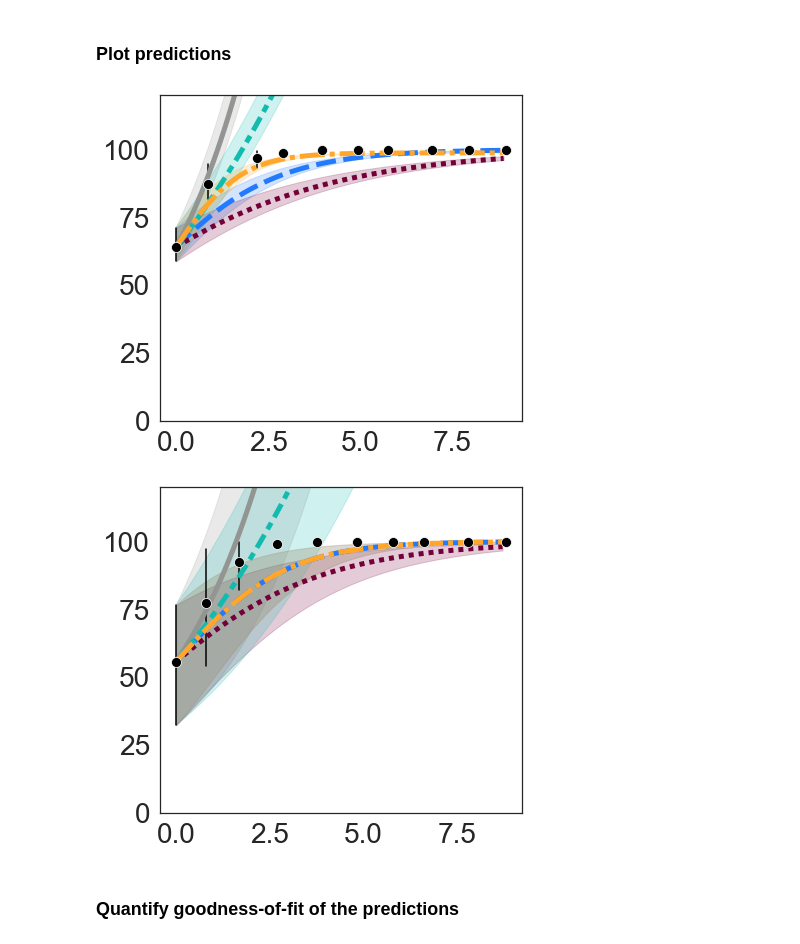
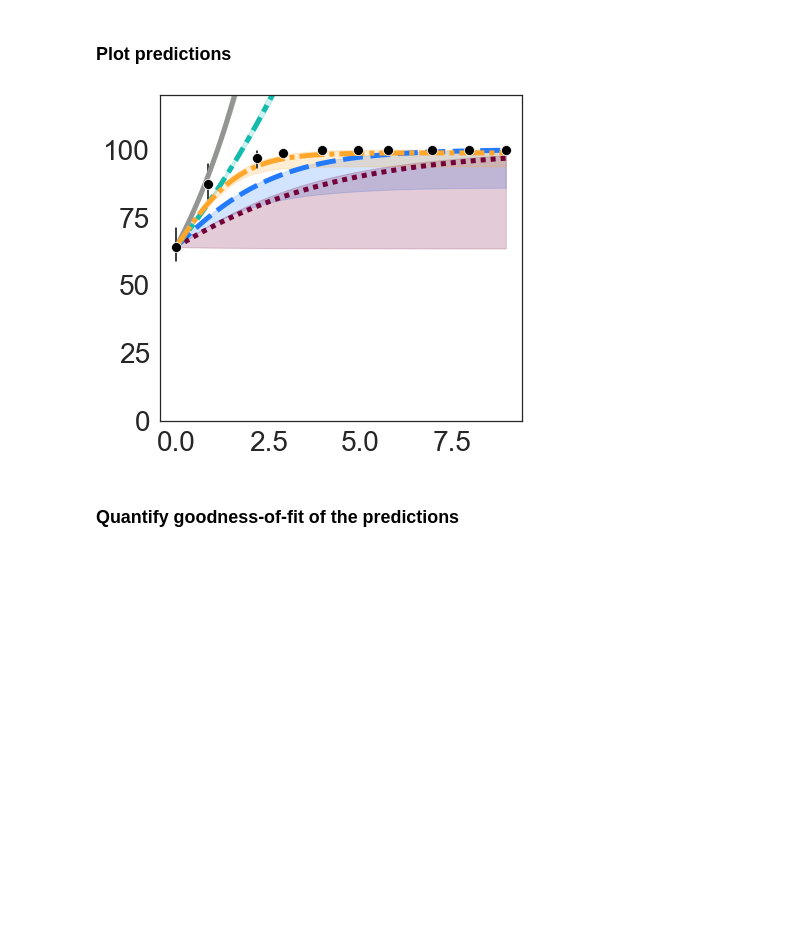
Before and after one commit to MathOnco/PARPi_Model, a Jupyter notebook: jnb_figure3.ipynb, the cells around one changed output. Saved outputs shown, nothing was run; the diff lists cells and outputs as text; code cells hidden in the pictures; blank space fills up the shorter version.

Commit message:
Added parametric bootstrapping to estimate uncertainty in model parameters and predictions.

```diff
--- a/jnb_figure3.ipynb
+++ b/jnb_figure3.ipynb
@@ -24,8 +27,11 @@ sns.set(style="white",
         rc={'figure.figsize':(12,6), 'xtick.labelsize': 22, 'ytick.labelsize': 22})
 # %%
 # Data and solver configurations
+cellLine = "OVCAR3"
 modelList = ["Exponential", "Logistic", "Gompertz", "vonBertalanffy", "GeneralisedLogistic"]
 runFitting = True
+n_bootstraps = 1000 # Number of bootstraps used in uncertainty estimation
+ci_significanceLevel = 0.95 # Significance level for confidence and prediction intervals
 solver_kws={'method':'DOP853', 'absErr':1.0e-8, 'relErr':1.0e-6, 'suppressOutputB':False}
 
 # Parameters to fit
@@ -39,8 +45,10 @@ optimiser_kws = {'method':'least_squares', 'xtol':1e-8, 'ftol':1e-8,
                  'nan_policy':'omit', 'verbose':0}
 
 # Environment
+nProcesses = 4 # Number of cores to use for bootstrapping
 dataDir = "./data/"
 modelDir = "./fits/growthModel/"
+alpha_predictionInterval = 0.2 # alpha values used when drawing prediction intervals
 modelPalette = {"Exponential":sns.xkcd_rgb["grey"], "Logistic":sns.xkcd_rgb["clear blue"],
                 "Gompertz":sns.xkcd_rgb["merlot"], "vonBertalanffy":sns.xkcd_rgb["topaz"],
                 "GeneralisedLogistic":sns.xkcd_rgb["mango"]}
@@ -78,3 +90,18 @@ for cellLine in ["OVCAR3","OVCAR4"]:
+# %%
+if runFitting:
+    # Use multi-threading to speed up computation
+    pool = mp.Pool(processes=nProcesses)
+    def bootstrapJob(job):
+        fitObj, outName = job
+        return perform_bootstrap(fitObj, n_bootstraps=n_bootstraps, show_progress=False,
+                                    solver_kws=solver_kws, optimiser_kws=optimiser_kws, outName=outName)
+    jobList = []
+    for modelName in modelList:
+        outDir = os.path.join(modelDir,cellLine,modelName)
+        fitObj,_ = LoadFit(modelName,fitDir=outDir)
+        jobList.append([fitObj,os.path.join(outDir, "bootstraps.csv")])
+    # [bootstrapJob(x) for x in jobList]
+    list(tqdm(pool.imap(bootstrapJob, jobList), total=len(jobList)));
 # %% [markdown]
 ### Plot fits
 # %%
@@ -177,27 +234,31 @@ modelPredictionDf_comp = pd.DataFrame(tmp2List)
 ### Plot predictions
 # %%
 # Plot Predictions
-for cellLine in ["OVCAR3","OVCAR4"]:
-    outDir = os.path.join(modelDir,cellLine)
-    testingData = dataDf_all[(dataDf_all.CellLine==cellLine) & (dataDf_all.SeedingDensity=="highDensity")]
+outDir = os.path.join(modelDir,cellLine)
+testingData = dataDf_all[(dataDf_all.CellLine==cellLine) & (dataDf_all.SeedingDensity=="highDensity")]
 
-    # Plot
-    fig, ax = plt.subplots(1,1,figsize=(6.5,6))
-    sns.lineplot(x="Time",y="TumourSize", hue="Model", style="Model", n_boot=2500,
-             lw=5,palette=modelPalette,
-             legend=False,
-             data=modelPredictionDf[modelPredictionDf.CellLine==cellLine], ax=ax)
-    sns.lineplot(x="Time",y="Confluence",style="CellLine",err_style='bars', #units="ReplicateId", estimator=None,
-             markers="o", lw=0, markersize=10, color="black",
-             legend=False,
-            data=testingData,ax=ax)
-    ax.set_ylim(0,120)
-    ax.tick_params(labelsize=28)
-    ax.set_xlabel("")
-    ax.set_ylabel("")
-    plt.savefig("./figures/predictions_growthModel_%s.pdf"%cellLine)
+# Plot
+fig, ax = plt.subplots(1,1,figsize=(6.5,6))
+sns.lineplot(x="Time",y="TumourSize", hue="Model", style="Model",
+         lw=5,palette=modelPalette,
+         legend=False,
+         data=modelPredictionDf[modelPredictionDf.CellLine==cellLine], ax=ax)
+for modelName in modelList:
+    currPredictionDf = modelPredictionDf[(modelPredictionDf.CellLine==cellLine) &
+                                         (modelPredictionDf.Model==modelName)]
+    plt.fill_between(currPredictionDf.Time, currPredictionDf['CI_Lower_Bound'],
+                     currPredictionDf['CI_Upper_Bound'], color=modelPalette[modelName], alpha=0.2)
+
+sns.lineplot(x="Time",y="Confluence",style="CellLine",err_style='bars', #units="ReplicateId", estimator=None,
+         markers="o", lw=0, markersize=10, color="black",
+         legend=False,
+        data=testingData,ax=ax)
+ax.set_ylim(0,120)
+ax.tick_params(labelsize=28)
+ax.set_xlabel("")
+ax.set_ylabel("")
+plt.savefig("./figures/predictions_growthModel_%s.pdf"%cellLine)
 # %% [output]
-[figure, old version]
+[figure, new version]
-[figure, removed]
 # %% [markdown]
 ### Quantify goodness-of-fit of the predictions
```
Also changed, not shown: parts of 15 cells of this notebook, 22 other files.
